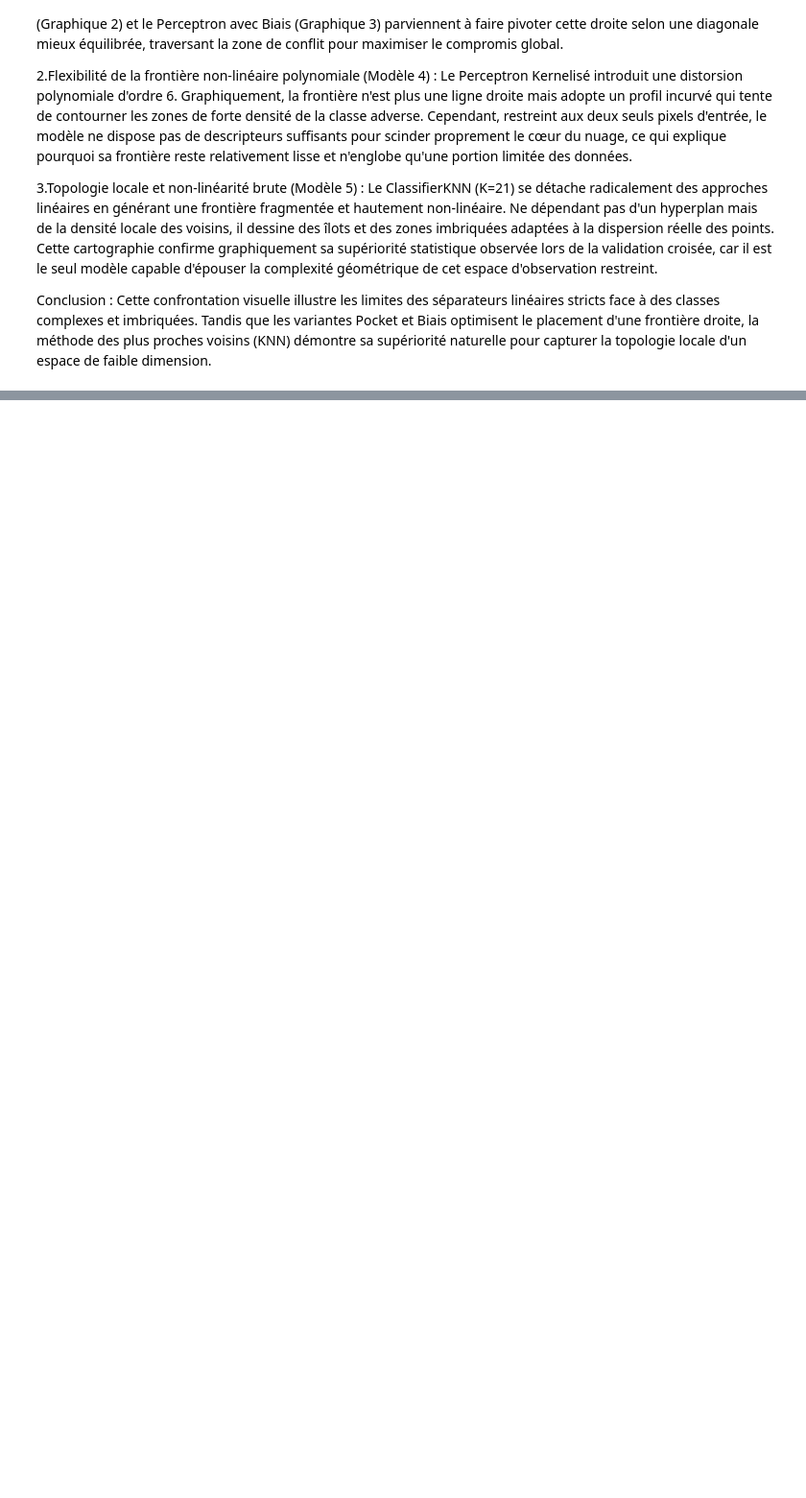
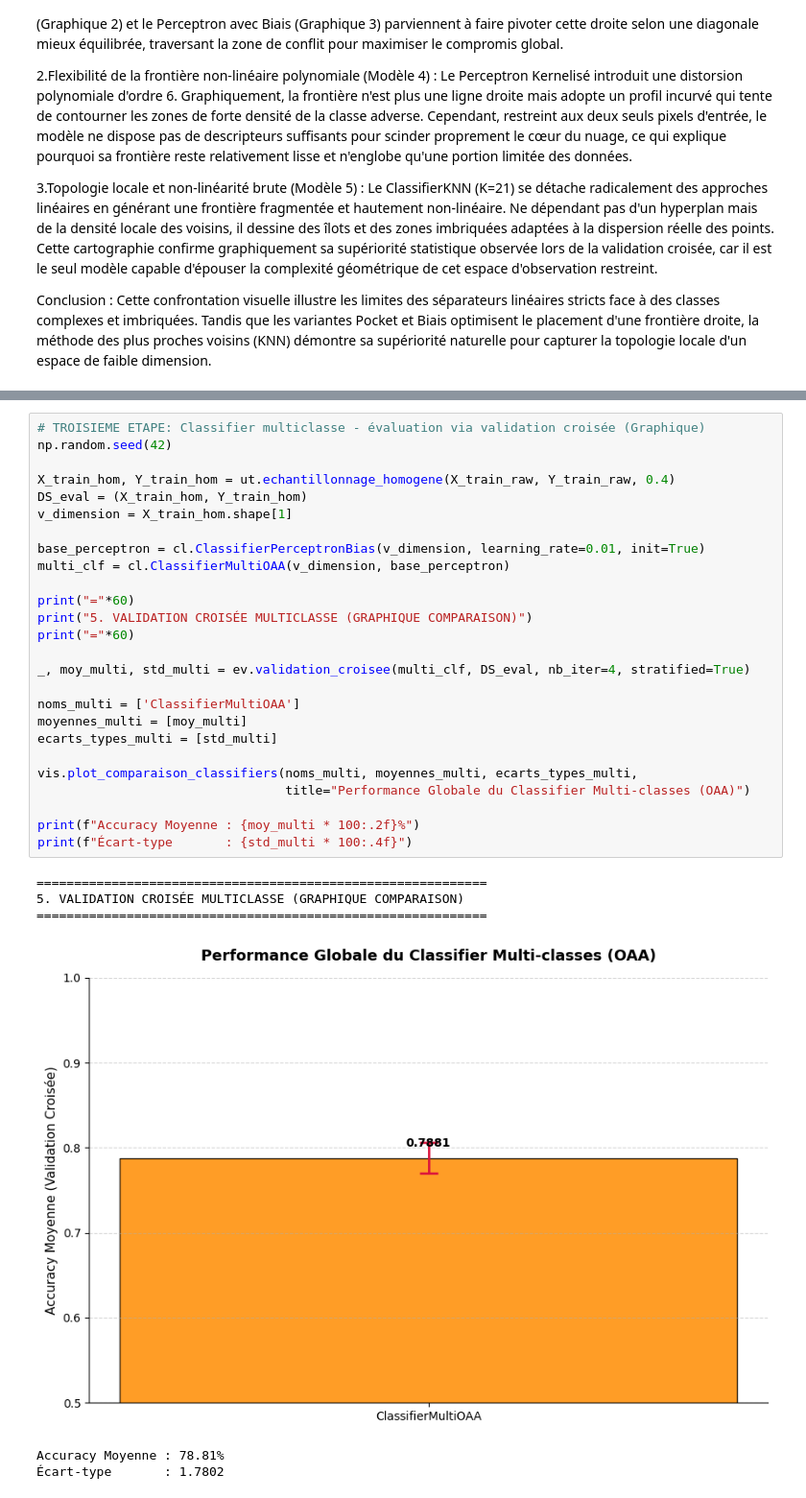
Before and after one commit to Aooooult/fashion-mnist-project, a Jupyter notebook: Projet/projet-GURENKO_NOEL.ipynb, the cells around one changed output, grey strips where cells are left out. Shown at 96% size. Saved outputs shown, nothing was run; the diff lists cells and outputs as text; blank space fills up the shorter version.

```diff
--- a/Projet/projet-GURENKO_NOEL.ipynb
+++ b/Projet/projet-GURENKO_NOEL.ipynb
@@ -996,0 +1076,33 @@ capturer la topologie locale d'un espace de faible dimension.
+# %%
+# TROISIEME ETAPE: Classifier multiclasse - évaluation via validation croisée (Graphique)
+np.random.seed(42)
+
+X_train_hom, Y_train_hom = ut.echantillonnage_homogene(X_train_raw, Y_train_raw, 0.4)
+DS_eval = (X_train_hom, Y_train_hom)
+v_dimension = X_train_hom.shape[1]
+
+base_perceptron = cl.ClassifierPerceptronBias(v_dimension, learning_rate=0.01, init=True)
+multi_clf = cl.ClassifierMultiOAA(v_dimension, base_perceptron)
+
+print("="*60)
+print("5. VALIDATION CROISÉE MULTICLASSE (GRAPHIQUE COMPARAISON)")
+print("="*60)
+
+_, moy_multi, std_multi = ev.validation_croisee(multi_clf, DS_eval, nb_iter=4, stratified=True)
+
+noms_multi = ['ClassifierMultiOAA']
+moyennes_multi = [moy_multi]
+ecarts_types_multi = [std_multi]
+
+vis.plot_comparaison_classifiers(noms_multi, moyennes_multi, ecarts_types_multi,
+                                 title="Performance Globale du Classifier Multi-classes (OAA)")
+
+print(f"Accuracy Moyenne : {moy_multi * 100:.2f}%")
+print(f"Écart-type       : {std_multi * 100:.4f}")
+# %% [output]
+============================================================
+5. VALIDATION CROISÉE MULTICLASSE (GRAPHIQUE COMPARAISON)
+============================================================
+[figure, added]
+Accuracy Moyenne : 78.81%
+Écart-type       : 1.7802
```
Also changed, not shown: parts of 19 cells of this notebook, 4 other files.
